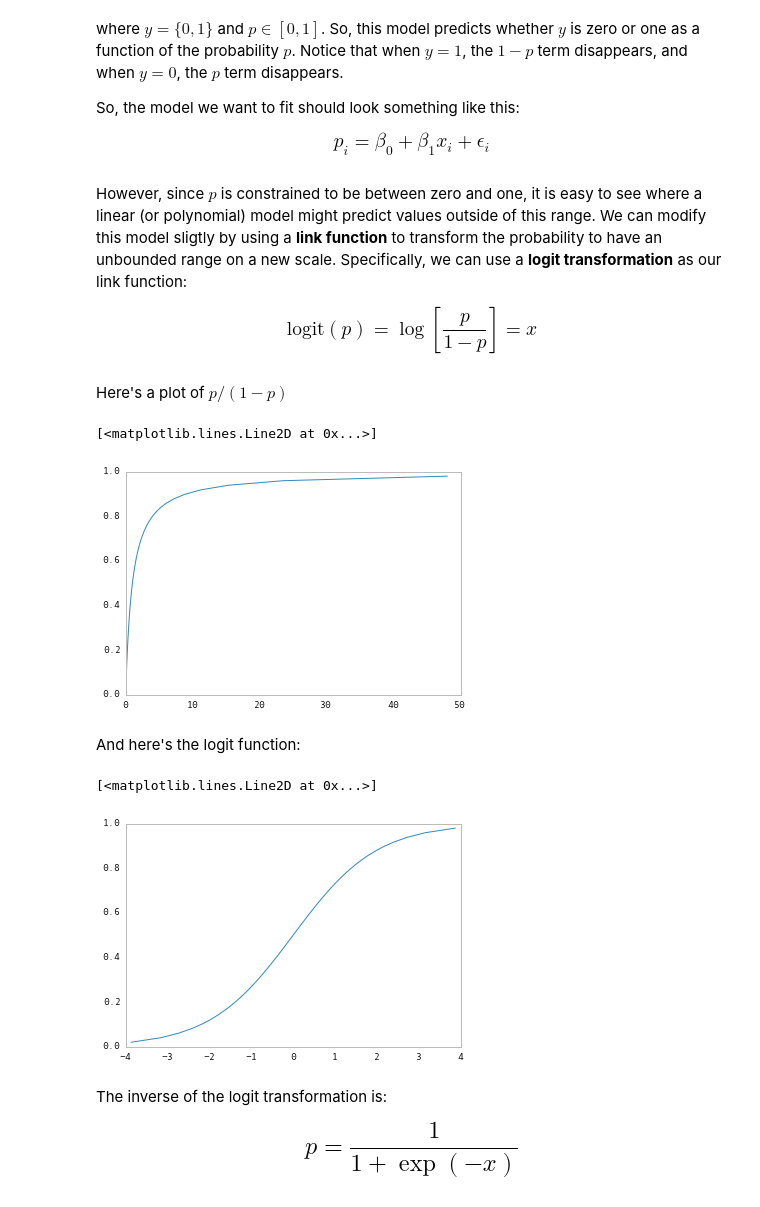
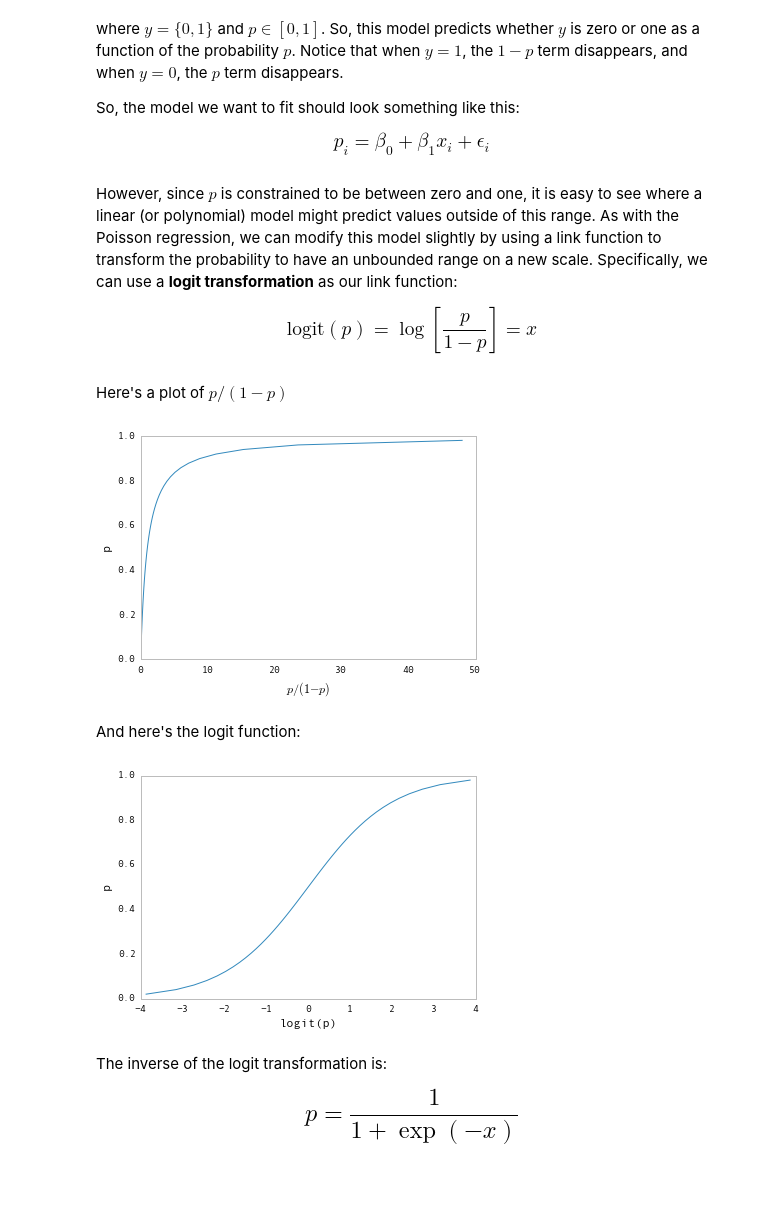
Before and after one commit to fonnesbeck/scipy2015_tutorial, a Jupyter notebook: notebooks/3. Fitting Regression Models.ipynb, the cells around one changed output. Cells and saved outputs as stored; diff of their text form; code cells hidden in the pictures.

```diff
--- a/notebooks/3. Fitting Regression Models.ipynb
+++ b/notebooks/3. Fitting Regression Models.ipynb
@@ -622,7 +621,7 @@ So, the model we want to fit should look something like this:
 $$p_i = \beta_0 + \beta_1 x_i + \epsilon_i$$
 </div>
 # %% [markdown]
-However, since $p$ is constrained to be between zero and one, it is easy to see where a linear (or polynomial) model might predict values outside of this range. We can modify this model sligtly by using a **link function** to transform the probability to have an unbounded range on a new scale. Specifically, we can use a **logit transformation** as our link function:
+However, since $p$ is constrained to be between zero and one, it is easy to see where a linear (or polynomial) model might predict values outside of this range. As with the Poisson regression, we can modify this model slightly by using a link function to transform the probability to have an unbounded range on a new scale. Specifically, we can use a **logit transformation** as our link function:
 
 <div style="font-size: 120%;">
 $$\text{logit}(p) = \log\left[\frac{p}{1-p}\right] = x$$
@@ -632,17 +631,19 @@ Here's a plot of $p/(1-p)$
 # %%
 logit = lambda p: np.log(p/(1.-p))
 unit_interval = np.linspace(0,1)
 plt.plot(unit_interval/(1-unit_interval), unit_interval)
+plt.xlabel(r'$p/(1-p)$')
+plt.ylabel('p');
 # %% [output]
-[<matplotlib.lines.Line2D at 0x...>]
-[figure, old version]
+[figure, new version]
 # %% [markdown]
 And here's the logit function:
 # %%
 plt.plot(logit(unit_interval), unit_interval)
+plt.xlabel('logit(p)')
+plt.ylabel('p');
 # %% [output]
-[<matplotlib.lines.Line2D at 0x...>]
-[figure, old version]
+[figure, new version]
 # %% [markdown]
 The inverse of the logit transformation is:
 
```
Also changed, not shown: parts of 12 cells of this notebook, 1 other file.
